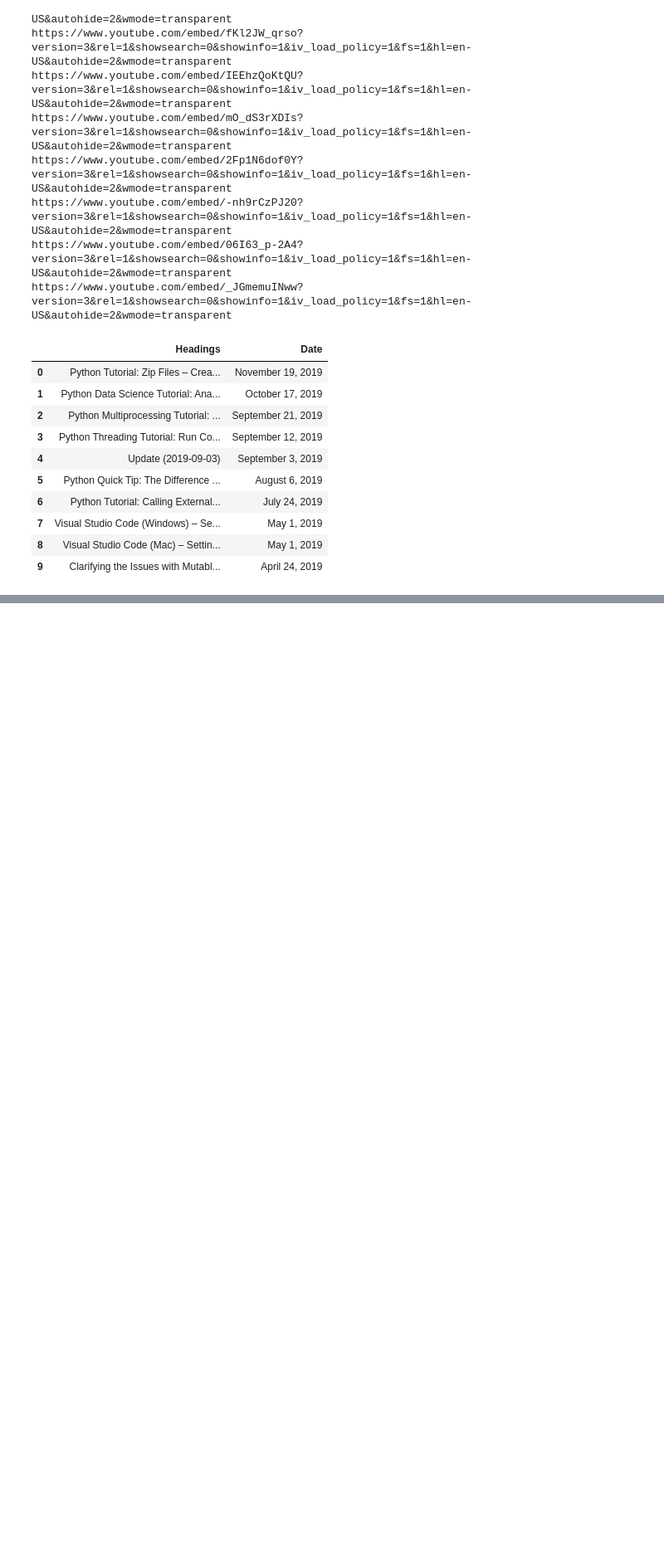
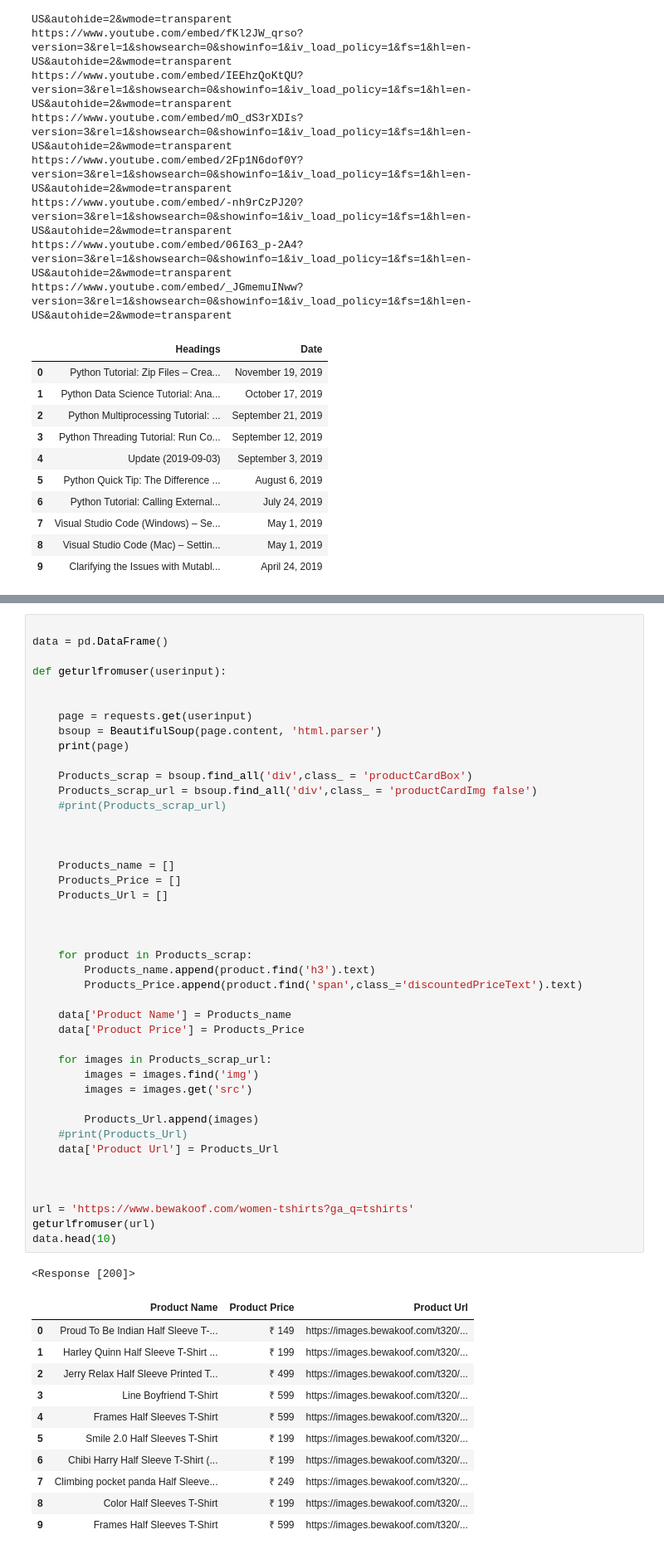
Before and after one commit to Pramodh23EAlpha/Internship, a Jupyter notebook: Web Scrapping -1.ipynb, the cells around one changed output, grey strips where cells are left out. Shown at 83% size. Saved outputs shown, nothing was run; the diff lists cells and outputs as text; blank space fills up the shorter version.

Commit message:
web scraping

```diff
--- a/Web Scrapping -1.ipynb
+++ b/Web Scrapping -1.ipynb
@@ -344,0 +464,56 @@ https://www.youtube.com/embed/_JGmemuINww?version=3&rel=1&showsearch=0&showinfo=
+# %%
+
+data = pd.DataFrame()
+
+def geturlfromuser(userinput):
+
+
+    page = requests.get(userinput)
+    bsoup = BeautifulSoup(page.content, 'html.parser')
+    print(page)
+
+    Products_scrap = bsoup.find_all('div',class_ = 'productCardBox')
+    Products_scrap_url = bsoup.find_all('div',class_ = 'productCardImg false')
+    #print(Products_scrap_url)
+
+
+
+    Products_name = []
+    Products_Price = []
+    Products_Url = []
+
+
+
+    for product in Products_scrap:
+        Products_name.append(product.find('h3').text)
+        Products_Price.append(product.find('span',class_='discountedPriceText').text)
+
+    data['Product Name'] = Products_name
+    data['Product Price'] = Products_Price
+
+    for images in Products_scrap_url:
+        images = images.find('img')
+        images = images.get('src')
+
+        Products_Url.append(images)
+    #print(Products_Url)
+    data['Product Url'] = Products_Url
+
+
+
+url = 'https://www.bewakoof.com/women-tshirts?ga_q=tshirts'
+geturlfromuser(url)
+data.head(10)
+# %% [output]
+<Response [200]>
+|  | Product Name | Product Price | Product Url |
+| 0 | Proud To Be Indian Half Sleeve T-... | ₹ 149 | https://images.bewakoof.com/t320/... |
+| 1 | Harley Quinn Half Sleeve T-Shirt ... | ₹ 199 | https://images.bewakoof.com/t320/... |
+| 2 | Jerry Relax Half Sleeve Printed T... | ₹ 499 | https://images.bewakoof.com/t320/... |
+| 3 | Line Boyfriend T-Shirt | ₹ 599 | https://images.bewakoof.com/t320/... |
+| 4 | Frames Half Sleeves T-Shirt | ₹ 599 | https://images.bewakoof.com/t320/... |
+| 5 | Smile 2.0 Half Sleeves T-Shirt | ₹ 199 | https://images.bewakoof.com/t320/... |
+| 6 | Chibi Harry Half Sleeve T-Shirt (... | ₹ 199 | https://images.bewakoof.com/t320/... |
+| 7 | Climbing pocket panda Half Sleeve... | ₹ 249 | https://images.bewakoof.com/t320/... |
+| 8 | Color Half Sleeves T-Shirt | ₹ 199 | https://images.bewakoof.com/t320/... |
+| 9 | Frames Half Sleeves T-Shirt | ₹ 599 | https://images.bewakoof.com/t320/... |
```
Also changed, not shown: parts of 6 cells of this notebook.
